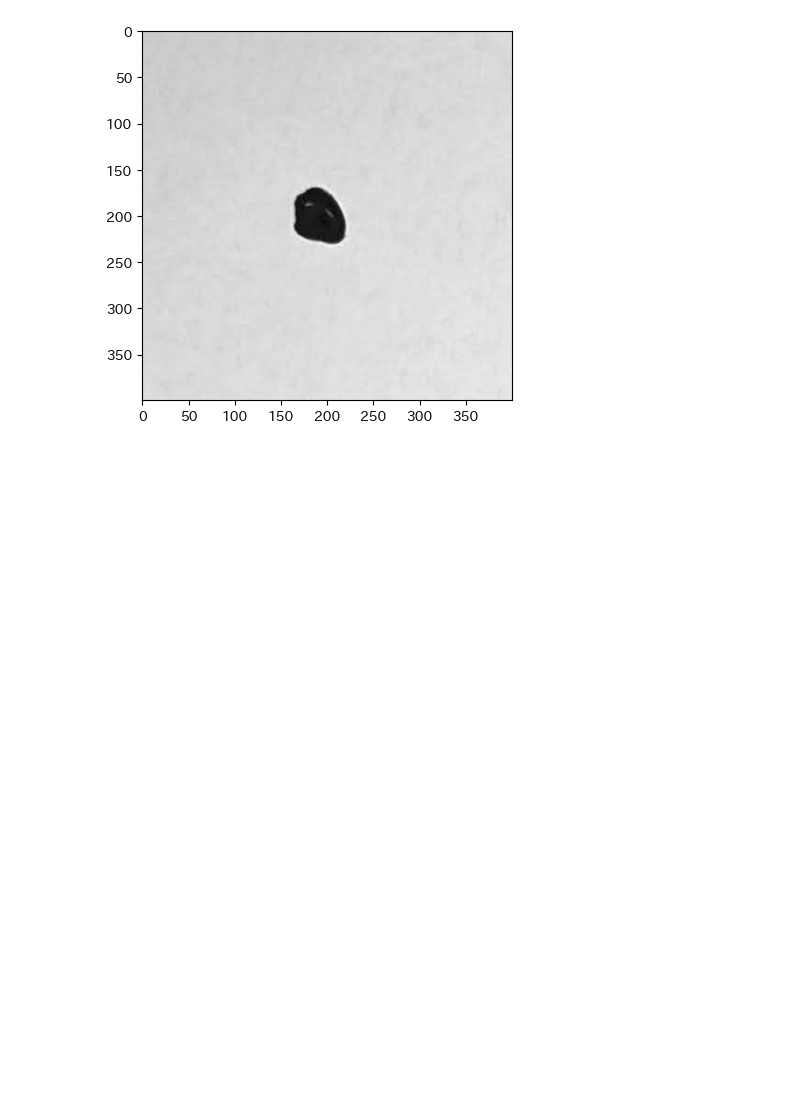
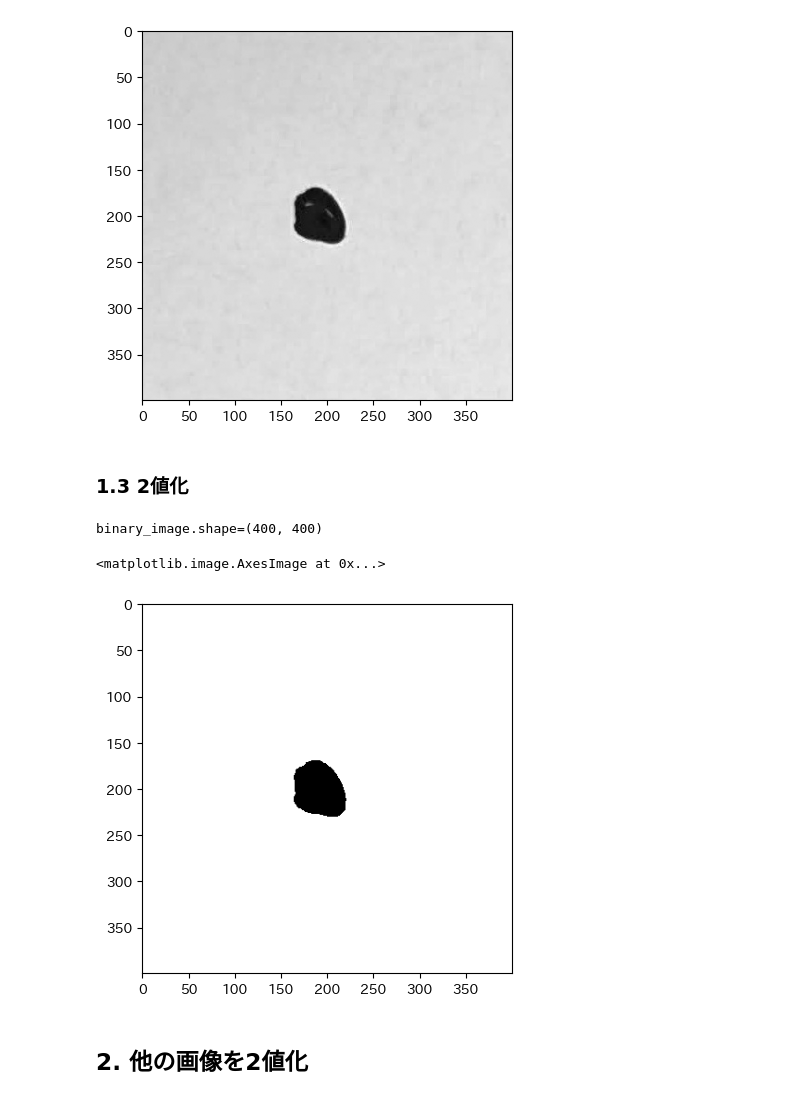
Before and after one commit to Takayoshi-Matsuyama/image_processing, a Jupyter notebook: binarization.ipynb, the cells around one changed output. Saved outputs shown, nothing was run; the diff lists cells and outputs as text; code cells hidden in the pictures; blank space fills up the shorter version.

```diff
--- a/binarization.ipynb
+++ b/binarization.ipynb
@@ -27,0 +32,15 @@ gray_image.shape=(400, 400)
+# %% [markdown]
+### 1.3 2値化
+# %%
+import cv2 as cv
+import matplotlib.pyplot as plt
+
+_, binary_image = cv.threshold(gray_image, 127, 255, cv.THRESH_BINARY)
+print(f"{binary_image.shape=}")
+plt.imshow(binary_image, cmap='gray')  # 表示。二値化画像をグレースケールで表示
+# %% [output]
+binary_image.shape=(400, 400)
+<matplotlib.image.AxesImage at 0x...>
+[figure, added]
+# %% [markdown]
+## 2. 他の画像を2値化
```
Also changed, not shown: parts of 17 cells of this notebook.
